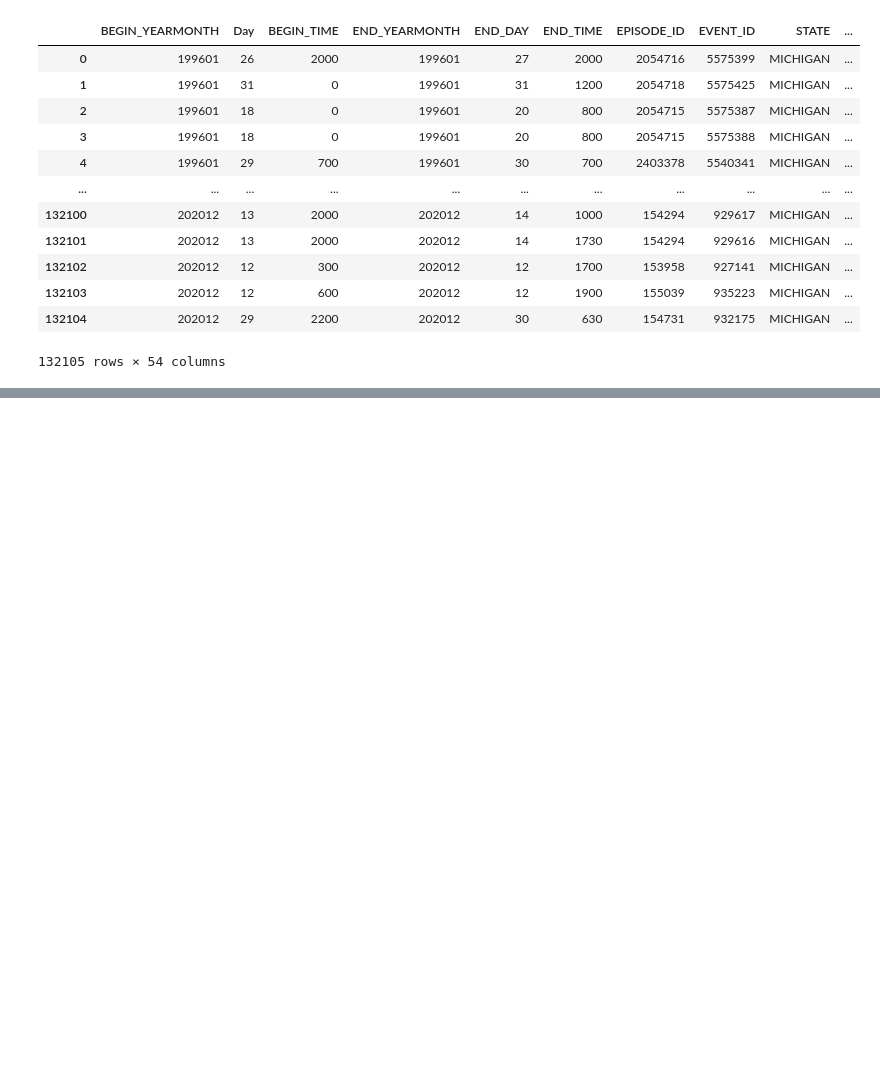
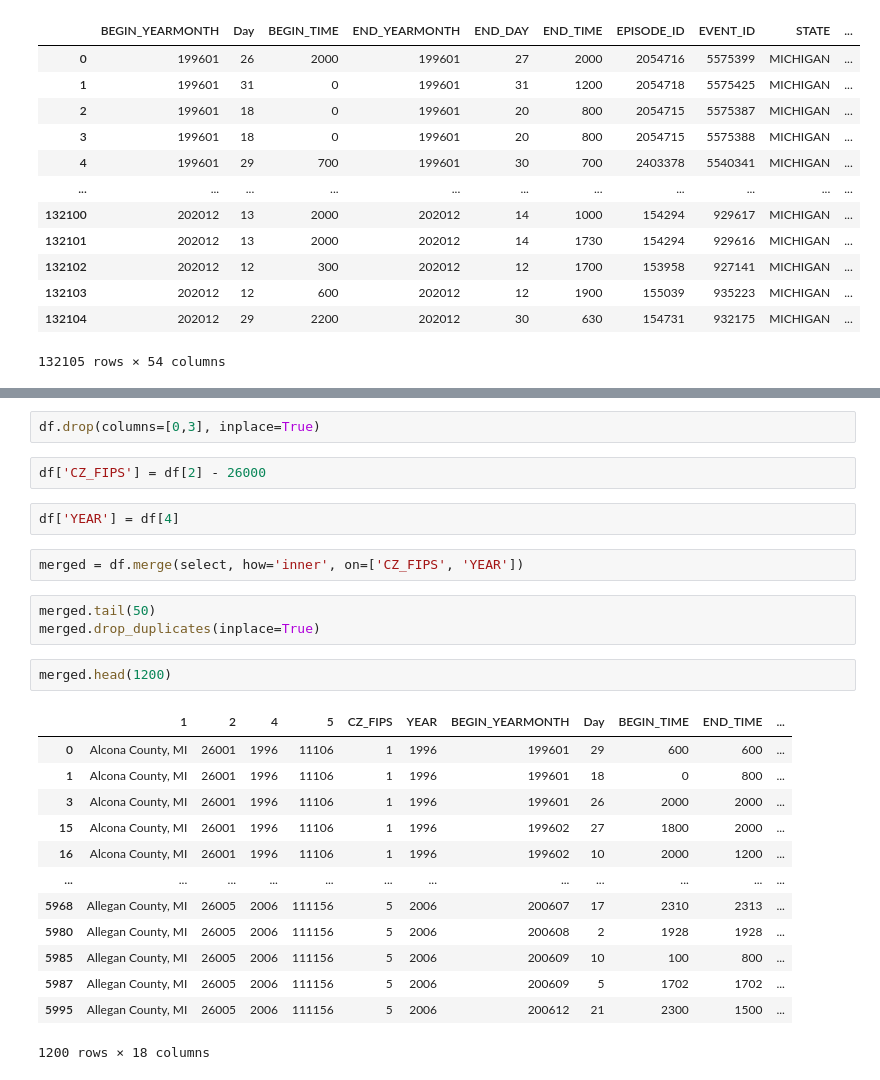
Before and after one commit to dschne27/m1-2021, a Jupyter notebook: ml-2021.ipynb, the cells around one changed output, grey strips where cells are left out. Drawn from its saved outputs; the diff is of its cells as text; blank space fills up the shorter version.

```diff
--- a/ml-2021.ipynb
+++ b/ml-2021.ipynb
@@ -127,0 +169,27 @@ array([  9,  12,  10,  11,  39, 163,  14,  25,   2,   5,   6,   4,   3,
+# %%
+df.drop(columns=[0,3], inplace=True)
+# %%
+df['CZ_FIPS'] = df[2] - 26000
+# %%
+df['YEAR'] = df[4]
+# %%
+merged = df.merge(select, how='inner', on=['CZ_FIPS', 'YEAR'])
+# %%
+merged.tail(50)
+merged.drop_duplicates(inplace=True)
+# %%
+merged.head(1200)
+# %% [output]
+|  | 1 | 2 | 4 | 5 | CZ_FIPS | YEAR | BEGIN_YEARMONTH | Day | BEGIN_TIME | END_TIME | ... |
+| 0 | Alcona County, MI | 26001 | 1996 | 11106 | 1 | 1996 | 199601 | 29 | 600 | 600 | ... |
+| 1 | Alcona County, MI | 26001 | 1996 | 11106 | 1 | 1996 | 199601 | 18 | 0 | 800 | ... |
+| 3 | Alcona County, MI | 26001 | 1996 | 11106 | 1 | 1996 | 199601 | 26 | 2000 | 2000 | ... |
+| 15 | Alcona County, MI | 26001 | 1996 | 11106 | 1 | 1996 | 199602 | 27 | 1800 | 2000 | ... |
+| 16 | Alcona County, MI | 26001 | 1996 | 11106 | 1 | 1996 | 199602 | 10 | 2000 | 1200 | ... |
+| ... | ... | ... | ... | ... | ... | ... | ... | ... | ... | ... | ... |
+| 5968 | Allegan County, MI | 26005 | 2006 | 111156 | 5 | 2006 | 200607 | 17 | 2310 | 2313 | ... |
+| 5980 | Allegan County, MI | 26005 | 2006 | 111156 | 5 | 2006 | 200608 | 2 | 1928 | 1928 | ... |
+| 5985 | Allegan County, MI | 26005 | 2006 | 111156 | 5 | 2006 | 200609 | 10 | 100 | 800 | ... |
+| 5987 | Allegan County, MI | 26005 | 2006 | 111156 | 5 | 2006 | 200609 | 5 | 1702 | 1702 | ... |
+| 5995 | Allegan County, MI | 26005 | 2006 | 111156 | 5 | 2006 | 200612 | 21 | 2300 | 1500 | ... |
+1200 rows × 18 columns
```
Also changed, not shown: parts of 10 cells of this notebook.
